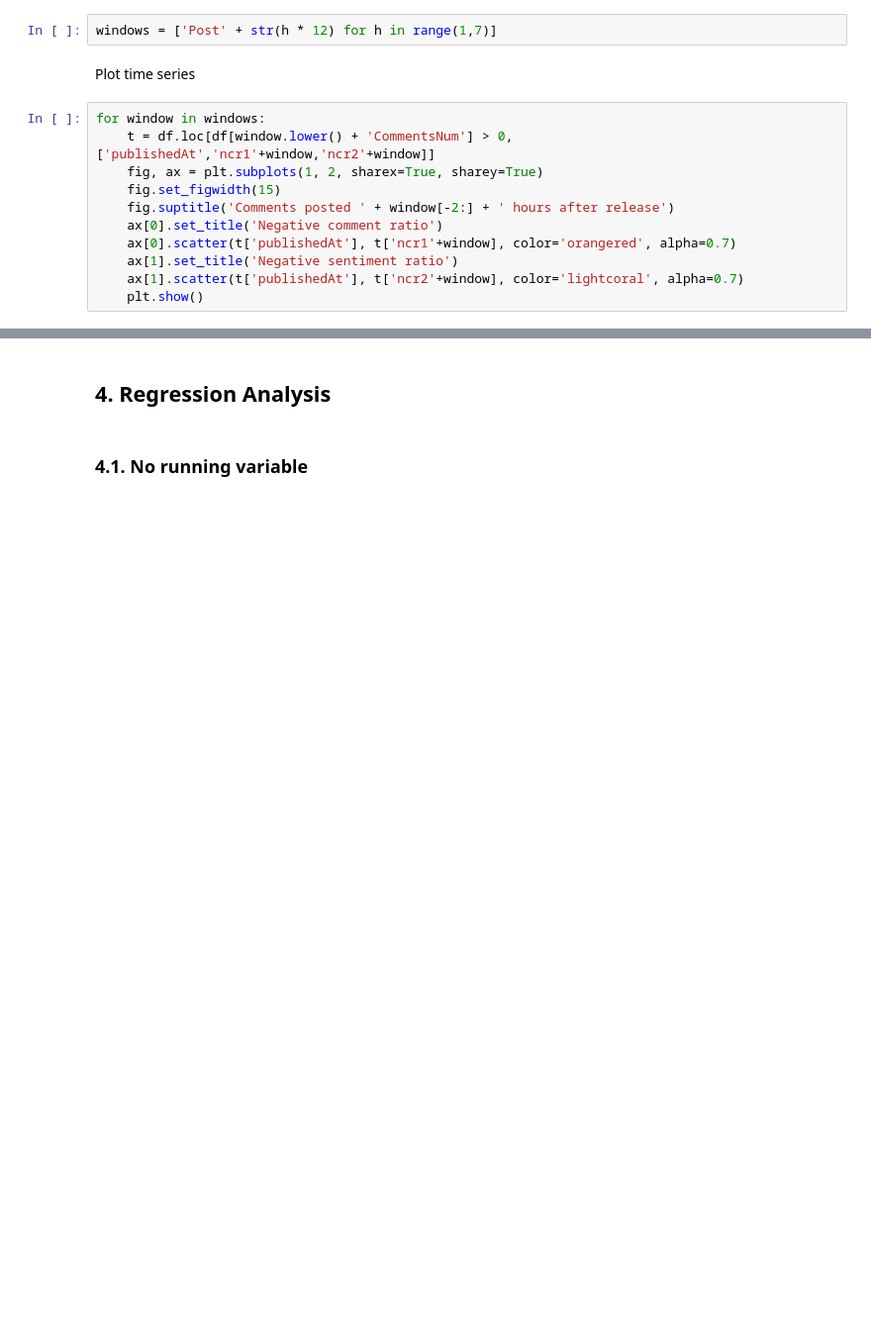
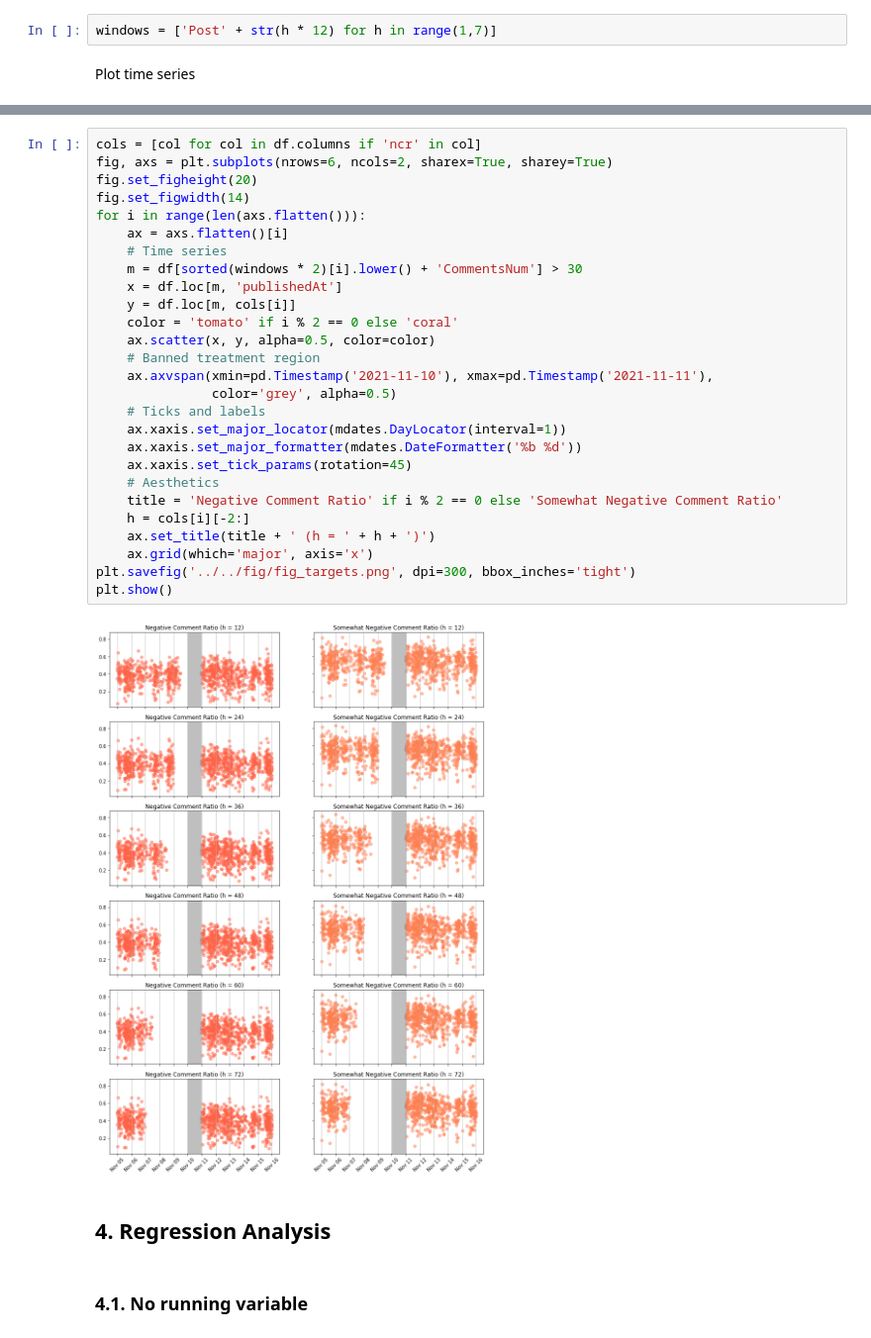
Before and after one commit to ArturoSbr/youtube-dislike-count, a Jupyter notebook: cod/02_analysis/01_EDA.ipynb, the cells around one changed output, grey strips where cells are left out. Shown at 99% size. Drawn from its saved outputs; the diff is of its cells as text; blank space fills up the shorter version.

```diff
--- a/cod/02_analysis/01_EDA.ipynb
+++ b/cod/02_analysis/01_EDA.ipynb
@@ -215,14 +217,3 @@ arbery         &    0.027 &      0.014 &    0.079 \\
 windows = ['Post' + str(h * 12) for h in range(1,7)]
 # %% [markdown]
 Plot time series
-# %%
-for window in windows:
-    t = df.loc[df[window.lower() + 'CommentsNum'] > 0, ['publishedAt','ncr1'+window,'ncr2'+window]]
-    fig, ax = plt.subplots(1, 2, sharex=True, sharey=True)
-    fig.set_figwidth(15)
-    fig.suptitle('Comments posted ' + window[-2:] + ' hours after release')
-    ax[0].set_title('Negative comment ratio')
-    ax[0].scatter(t['publishedAt'], t['ncr1'+window], color='orangered', alpha=0.7)
-    ax[1].set_title('Negative sentiment ratio')
-    ax[1].scatter(t['publishedAt'], t['ncr2'+window], color='lightcoral', alpha=0.7)
-    plt.show()
@@ -236,3 +220,32 @@ for window in windows:
+# %%
+cols = [col for col in df.columns if 'ncr' in col]
+fig, axs = plt.subplots(nrows=6, ncols=2, sharex=True, sharey=True)
+fig.set_figheight(20)
+fig.set_figwidth(14)
+for i in range(len(axs.flatten())):
+    ax = axs.flatten()[i]
+    # Time series
+    m = df[sorted(windows * 2)[i].lower() + 'CommentsNum'] > 30
+    x = df.loc[m, 'publishedAt']
+    y = df.loc[m, cols[i]]
+    color = 'tomato' if i % 2 == 0 else 'coral'
+    ax.scatter(x, y, alpha=0.5, color=color)
+    # Banned treatment region
+    ax.axvspan(xmin=pd.Timestamp('2021-11-10'), xmax=pd.Timestamp('2021-11-11'),
+               color='grey', alpha=0.5)
+    # Ticks and labels
+    ax.xaxis.set_major_locator(mdates.DayLocator(interval=1))
+    ax.xaxis.set_major_formatter(mdates.DateFormatter('%b %d'))
+    ax.xaxis.set_tick_params(rotation=45)
+    # Aesthetics
+    title = 'Negative Comment Ratio' if i % 2 == 0 else 'Somewhat Negative Comment Ratio'
+    h = cols[i][-2:]
+    ax.set_title(title + ' (h = ' + h + ')')
+    ax.grid(which='major', axis='x')
+plt.savefig('../../fig/fig_targets.png', dpi=300, bbox_inches='tight')
+plt.show()
+# %% [output]
+[figure, added]
 # %% [markdown]
 ## 4. Regression Analysis
 # %% [markdown]
```
Also changed, not shown: parts of 10 cells of this notebook, 1 other file.
